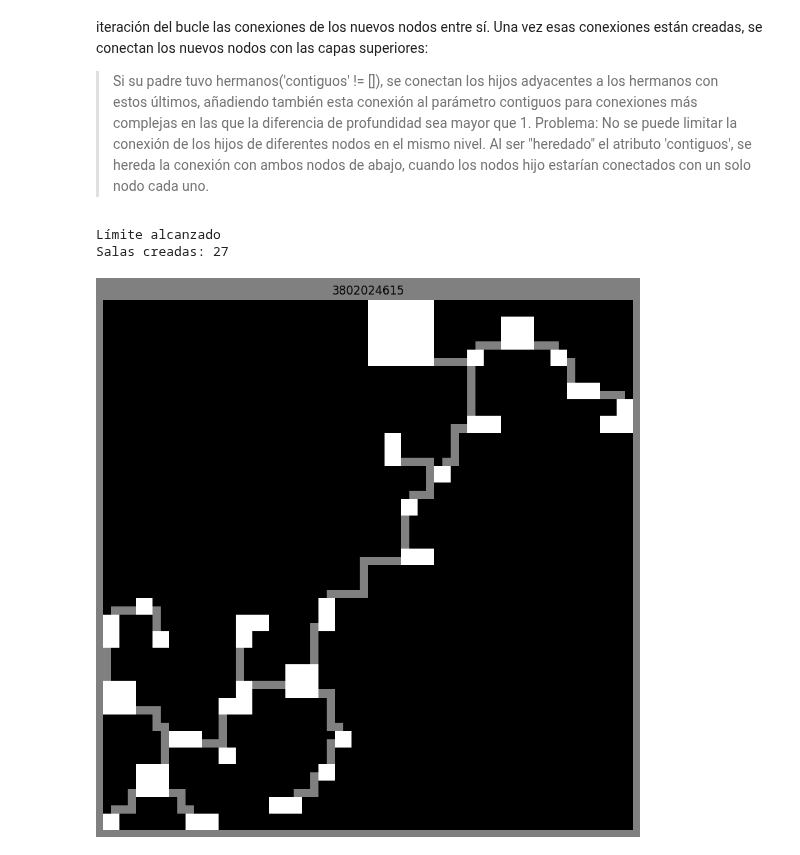
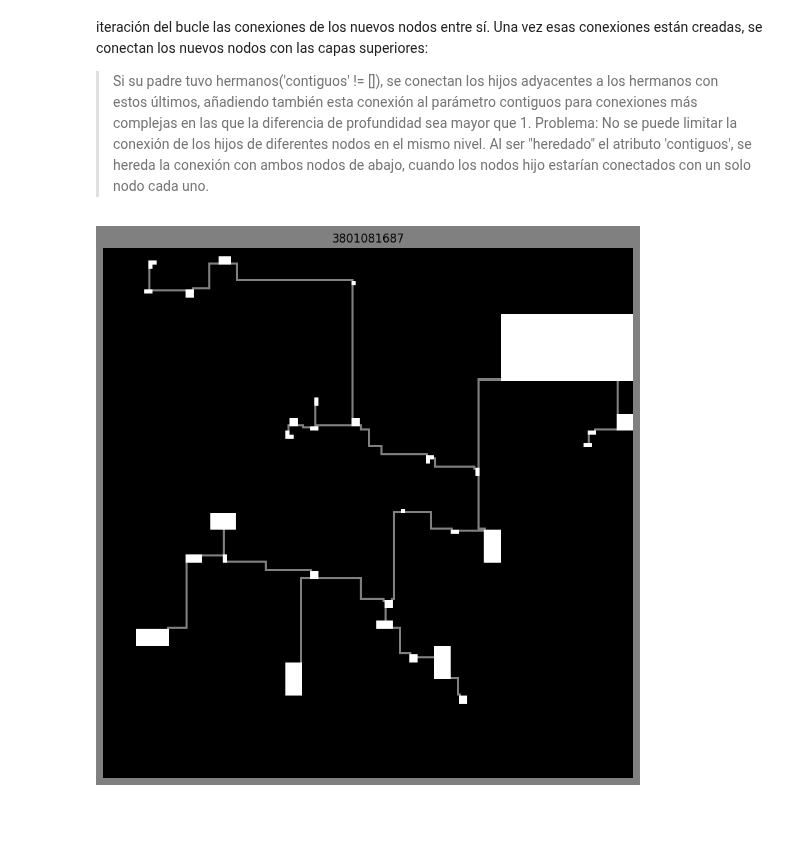
Before and after one commit to MarioPG21/TFG_generacion_mazmorras, a Jupyter notebook: Space Partitioning/Space_Partitioning.ipynb, the cells around one changed output. Cells and saved outputs as stored; diff of their text form; code cells hidden in the pictures; blank space fills up the shorter version.

```diff
--- a/Space Partitioning/Space_Partitioning.ipynb
+++ b/Space Partitioning/Space_Partitioning.ipynb
@@ -726,24 +726,22 @@ def crear_mazmorra_space_part(arquitectura, npart = 20, prof_division = 5, nsala
 # %%
 # 'dikjstra', 'clasica'
 arquitectura = 'clasica'
-npart = 100
-prof = 5
+npart = 500
+prof = 7
 nsalas = 30
 densidad = 2
 guardar = False
 
 cuadrado=crear_mazmorra_space_part(
     arquitectura = arquitectura,
     npart=npart,
     prof_division=prof,
     nsalas=nsalas,
     densidad=densidad,
     guardar=guardar
 )
 # %% [output]
-Límite alcanzado
-Salas creadas: 27
-[figure, old version]
+[figure, new version]
 # %%
 cuadrado.mostrar_mapa_y_grafo()
 # %% [output]
```
Also changed, not shown: parts of 6 cells of this notebook, 3 other files.
